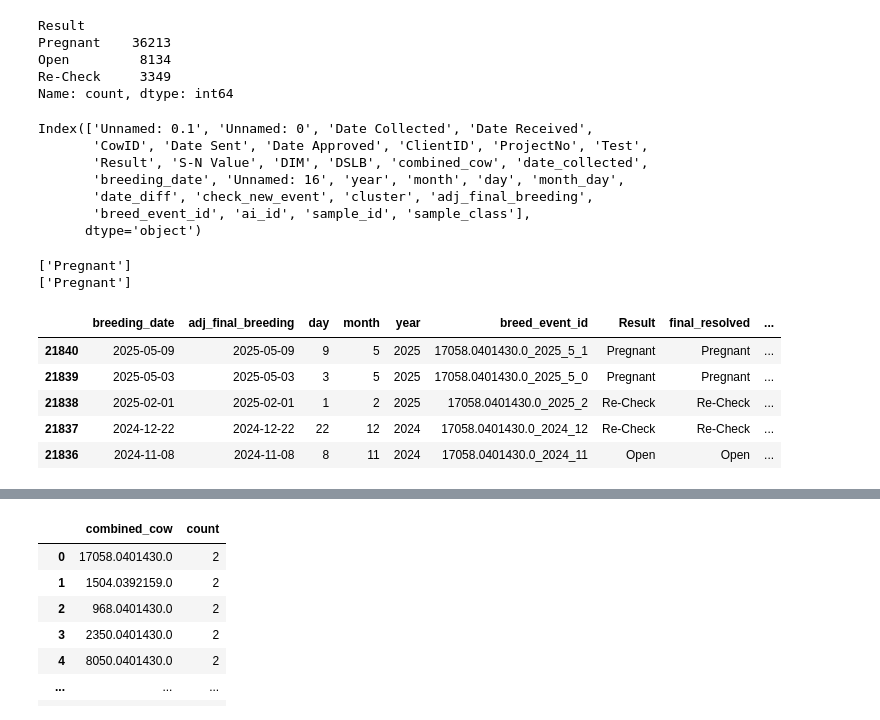
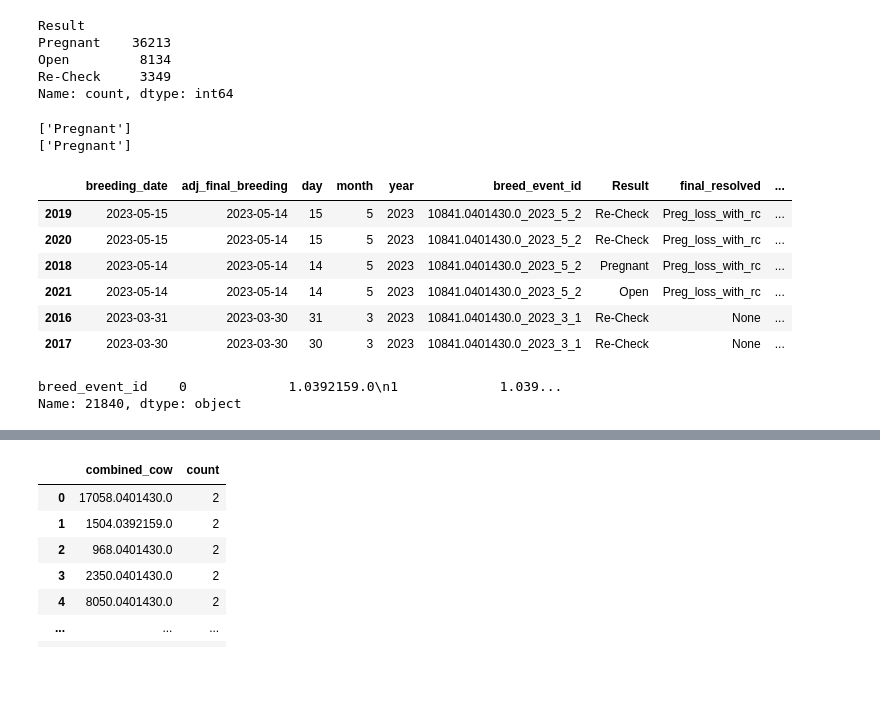
Before and after one commit to rajeshneupane7/Repro-data-making, a Jupyter notebook: phenotype.ipynb, the cells around one changed output, grey strips where cells are left out. Saved outputs shown, nothing was run; the diff lists cells and outputs as text; code cells hidden in the pictures; blank space fills up the shorter version.

```diff
--- a/phenotype.ipynb
+++ b/phenotype.ipynb
@@ -100,7 +100,7 @@ df = df.sort_values(by=['combined_cow', 'full_date']).reset_index(drop=True)
 df['date_diff'] = df.groupby('combined_cow')['full_date'].diff().dt.days
 
 # 4. A new event is triggered if the gap is >= 2 days, or if it's the very first record (NaN)
-df['check_new_event'] = (df['date_diff'] >= 2) | df['date_diff'].isna()
+df['check_new_event'] = (df['date_diff'] >= 10) | df['date_diff'].isna()
 
 # 5. Create a global cluster ID for each cow using cumsum()
 df['cluster'] = df.groupby('combined_cow')['check_new_event'].cumsum()
@@ -191,7 +181,9 @@ Index(['Unnamed: 0', 'Date Collected', 'Date Received', 'CowID', 'Date Sent',
 # %%
 temp_sample=[]
 for id, data_id in data_final.groupby(['combined_cow', 'ai_id']):
-    unique_sample_event= sorted(data_id['date_collected'].unique())
+    data_id['date_collected']= pd.to_datetime(data_id['date_collected'])
+    data_id= data_id.sort_values('date_collected', ascending= True)
+    unique_sample_event= data_id['date_collected'].unique()
     dict_event={value:index+1 for index,value in enumerate(unique_sample_event)}
     data_id['sample_id']= data_id['date_collected'].apply(lambda x: dict_event[x])
     temp_sample.append(data_id)
@@ -234,16 +226,6 @@ Pregnant    36213
 Open         8134
 Re-Check     3349
 Name: count, dtype: int64
-# %%
-class_df.columns
-# %% [output]
-Index(['Unnamed: 0.1', 'Unnamed: 0', 'Date Collected', 'Date Received',
-       'CowID', 'Date Sent', 'Date Approved', 'ClientID', 'ProjectNo', 'Test',
-       'Result', 'S-N Value', 'DIM', 'DSLB', 'combined_cow', 'date_collected',
-       'breeding_date', 'Unnamed: 16', 'year', 'month', 'day', 'month_day',
-       'date_diff', 'check_new_event', 'cluster', 'adj_final_breeding',
-       'breed_event_id', 'ai_id', 'sample_id', 'sample_class'],
-      dtype='object')
 # %%
 temp_bred_data=[]
 for bred, data_bred in class_df.groupby('breed_event_id'):
@@ -334,6 +316,7 @@ temp_bred_data = []
 for bred, data_bred in class_df.groupby('breed_event_id'):
     # Create a copy to avoid Pandas "SettingWithCopyWarning"
     data_bred = data_bred.copy()
+    data_bred= data_bred.sort_values('sample_id', ascending=True)
 
     # Store length and convert results to a list for easier indexing
     n_samples = len(data_bred)
@@ -386,14 +369,20 @@ for bred, data_bred in class_df.groupby('breed_event_id'):
 # Recombine everything into a single dataframe at the end
 final_df = pd.concat(temp_bred_data, ignore_index=True)
 # %%
-final_df[final_df['combined_cow']=='17058.0401430.0'].sort_values('breeding_date', ascending=False)[['breeding_date', 'adj_final_breeding', 'day', 'month', 'year', 'breed_event_id', 'Result', 'final_resolved', 'DSLB', 'ai_id', 'sample_id']]
+final_df[final_df['combined_cow']=='10841.0401430.0'].sort_values('breeding_date', ascending=False)[['breeding_date', 'adj_final_breeding', 'day', 'month', 'year', 'breed_event_id', 'Result', 'final_resolved', 'DSLB', 'ai_id', 'sample_id', 'date_collected']]
 # %% [output]
 |  | breeding_date | adj_final_breeding | day | month | year | breed_event_id | Result | final_resolved | ... |
-| 21840 | 2025-05-09 | 2025-05-09 | 9 | 5 | 2025 | 17058.0401430.0_2025_5_1 | Pregnant | Pregnant | ... |
-| 21839 | 2025-05-03 | 2025-05-03 | 3 | 5 | 2025 | 17058.0401430.0_2025_5_0 | Pregnant | Pregnant | ... |
-| 21838 | 2025-02-01 | 2025-02-01 | 1 | 2 | 2025 | 17058.0401430.0_2025_2 | Re-Check | Re-Check | ... |
-| 21837 | 2024-12-22 | 2024-12-22 | 22 | 12 | 2024 | 17058.0401430.0_2024_12 | Re-Check | Re-Check | ... |
-| 21836 | 2024-11-08 | 2024-11-08 | 8 | 11 | 2024 | 17058.0401430.0_2024_11 | Open | Open | ... |
+| 2019 | 2023-05-15 | 2023-05-14 | 15 | 5 | 2023 | 10841.0401430.0_2023_5_2 | Re-Check | Preg_loss_with_rc | ... |
+| 2020 | 2023-05-15 | 2023-05-14 | 15 | 5 | 2023 | 10841.0401430.0_2023_5_2 | Re-Check | Preg_loss_with_rc | ... |
+| 2018 | 2023-05-14 | 2023-05-14 | 14 | 5 | 2023 | 10841.0401430.0_2023_5_2 | Pregnant | Preg_loss_with_rc | ... |
+| 2021 | 2023-05-14 | 2023-05-14 | 14 | 5 | 2023 | 10841.0401430.0_2023_5_2 | Open | Preg_loss_with_rc | ... |
+| 2016 | 2023-03-31 | 2023-03-30 | 31 | 3 | 2023 | 10841.0401430.0_2023_3_1 | Re-Check | None | ... |
+| 2017 | 2023-03-30 | 2023-03-30 | 30 | 3 | 2023 | 10841.0401430.0_2023_3_1 | Re-Check | None | ... |
+# %%
+final_df[final_df['combined_cow']=='17058.0401430.0'].sort_values('breeding_date', ascending=False)[['combined_cow', 'ai_id', 'breed_event_id']][['breed_event_id']].iloc[0]
+# %% [output]
+breed_event_id    0             1.0392159.0\n1             1.039...
+Name: 21840, dtype: object
 # %%
 import pandas as pd
 import os
```
Also changed, not shown: parts of 13 cells of this notebook, 2 other files.
